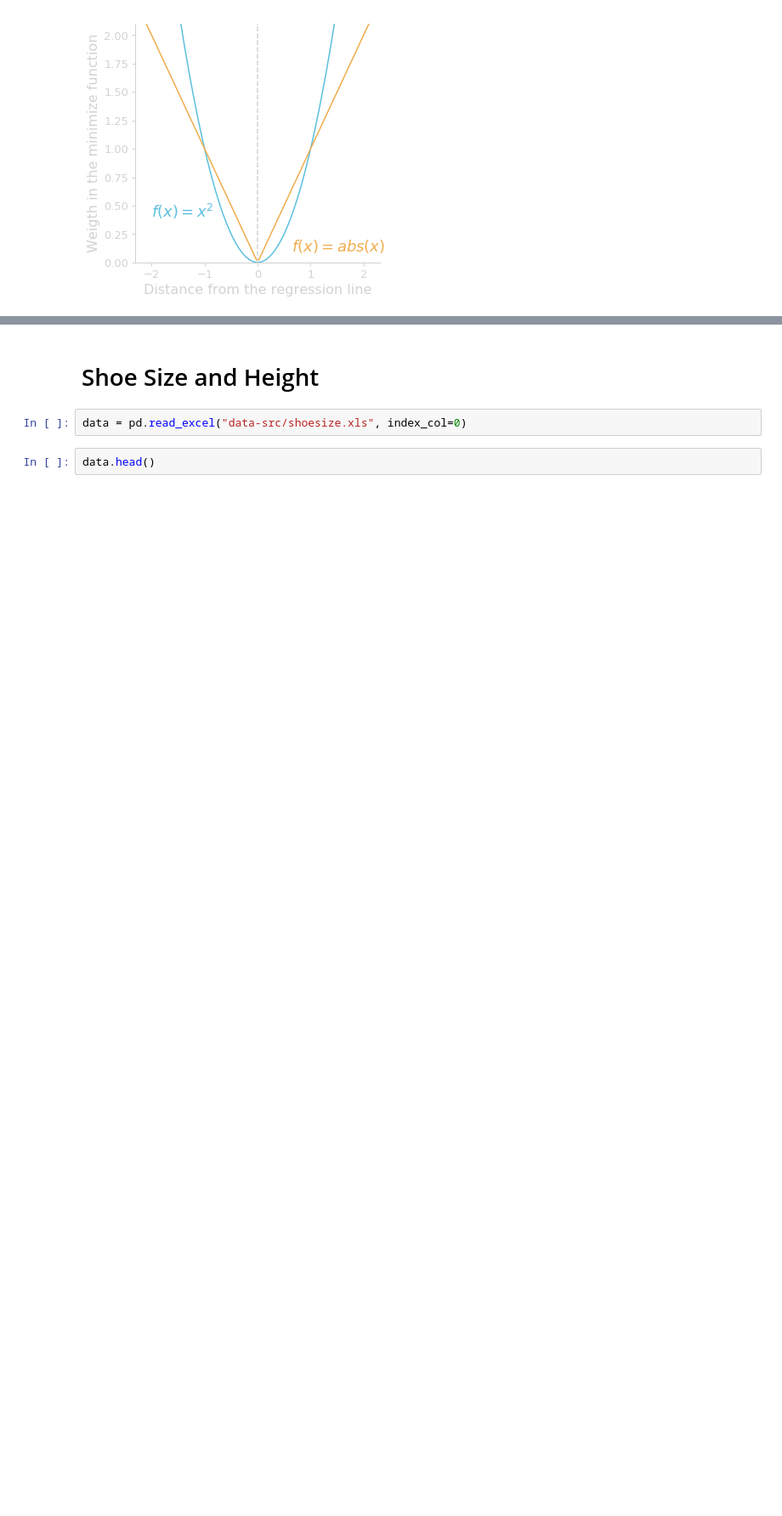
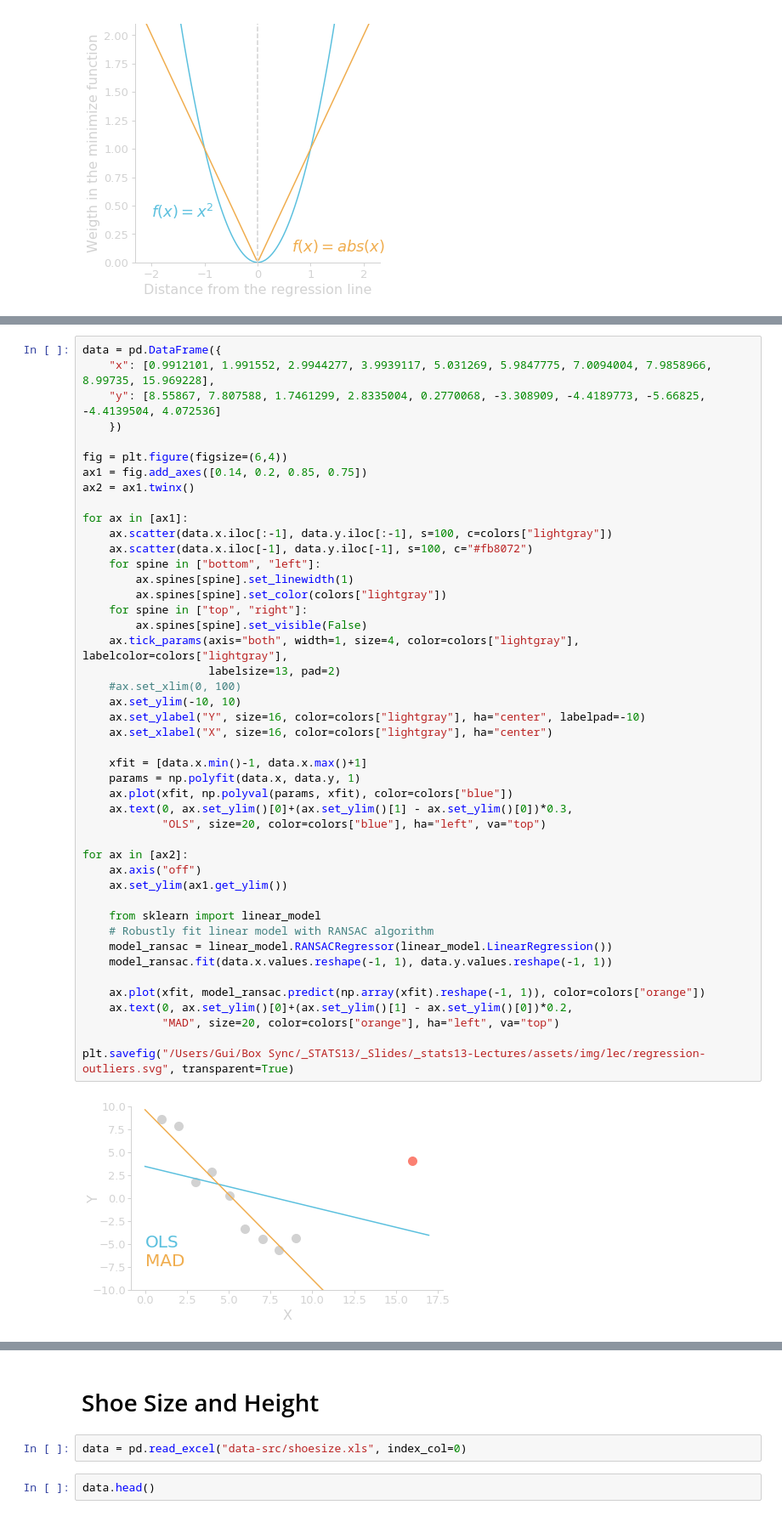
Before and after one commit to gcalmettes/stats13-slides, a Jupyter notebook: notebook-fig/figs-slides-8-correlation-regression.ipynb, the cells around one changed output, grey strips where cells are left out. Shown at 85% size. Drawn from its saved outputs; the diff is of its cells as text; blank space fills up the shorter version.

```diff
--- a/notebook-fig/figs-slides-8-correlation-regression.ipynb
+++ b/notebook-fig/figs-slides-8-correlation-regression.ipynb
@@ -1061,0 +1176,47 @@ plt.savefig("/Users/Gui/Box Sync/_STATS13/_Slides/_stats13-Lectures/assets/img/l
+# %%
+data = pd.DataFrame({
+    "x": [0.9912101, 1.991552, 2.9944277, 3.9939117, 5.031269, 5.9847775, 7.0094004, 7.9858966, 8.99735, 15.969228],
+    "y": [8.55867, 7.807588, 1.7461299, 2.8335004, 0.2770068, -3.308909, -4.4189773, -5.66825, -4.4139504, 4.072536]
+    })
+
+fig = plt.figure(figsize=(6,4))
+ax1 = fig.add_axes([0.14, 0.2, 0.85, 0.75])
+ax2 = ax1.twinx()
+
+for ax in [ax1]:
+    ax.scatter(data.x.iloc[:-1], data.y.iloc[:-1], s=100, c=colors["lightgray"])
+    ax.scatter(data.x.iloc[-1], data.y.iloc[-1], s=100, c="#fb8072")
+    for spine in ["bottom", "left"]:
+        ax.spines[spine].set_linewidth(1)
+        ax.spines[spine].set_color(colors["lightgray"])
+    for spine in ["top", "right"]:
+        ax.spines[spine].set_visible(False)
+    ax.tick_params(axis="both", width=1, size=4, color=colors["lightgray"], labelcolor=colors["lightgray"],
+                   labelsize=13, pad=2)
+    #ax.set_xlim(0, 100)
+    ax.set_ylim(-10, 10)
+    ax.set_ylabel("Y", size=16, color=colors["lightgray"], ha="center", labelpad=-10)
+    ax.set_xlabel("X", size=16, color=colors["lightgray"], ha="center")
+
+    xfit = [data.x.min()-1, data.x.max()+1]
+    params = np.polyfit(data.x, data.y, 1)
+    ax.plot(xfit, np.polyval(params, xfit), color=colors["blue"])
+    ax.text(0, ax.set_ylim()[0]+(ax.set_ylim()[1] - ax.set_ylim()[0])*0.3,
+            "OLS", size=20, color=colors["blue"], ha="left", va="top")
+
+for ax in [ax2]:
+    ax.axis("off")
+    ax.set_ylim(ax1.get_ylim())
+
+    from sklearn import linear_model
+    # Robustly fit linear model with RANSAC algorithm
+    model_ransac = linear_model.RANSACRegressor(linear_model.LinearRegression())
+    model_ransac.fit(data.x.values.reshape(-1, 1), data.y.values.reshape(-1, 1))
+
+    ax.plot(xfit, model_ransac.predict(np.array(xfit).reshape(-1, 1)), color=colors["orange"])
+    ax.text(0, ax.set_ylim()[0]+(ax.set_ylim()[1] - ax.set_ylim()[0])*0.2,
+            "MAD", size=20, color=colors["orange"], ha="left", va="top")
+
+plt.savefig("/Users/Gui/Box Sync/_STATS13/_Slides/_stats13-Lectures/assets/img/lec/regression-outliers.svg", transparent=True)
+# %% [output]
+[figure, added]
```
Also changed, not shown: parts of 12 cells of this notebook.
